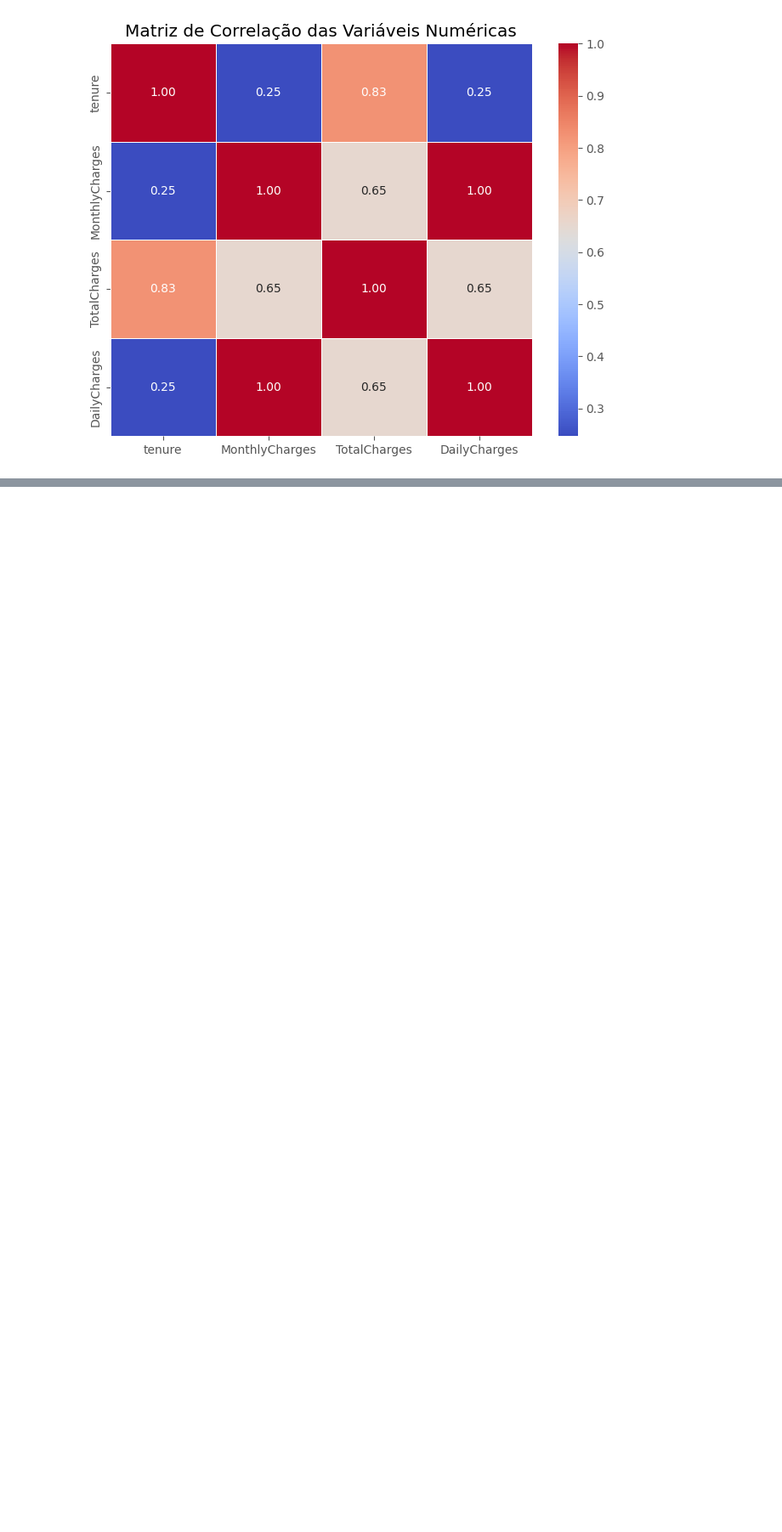
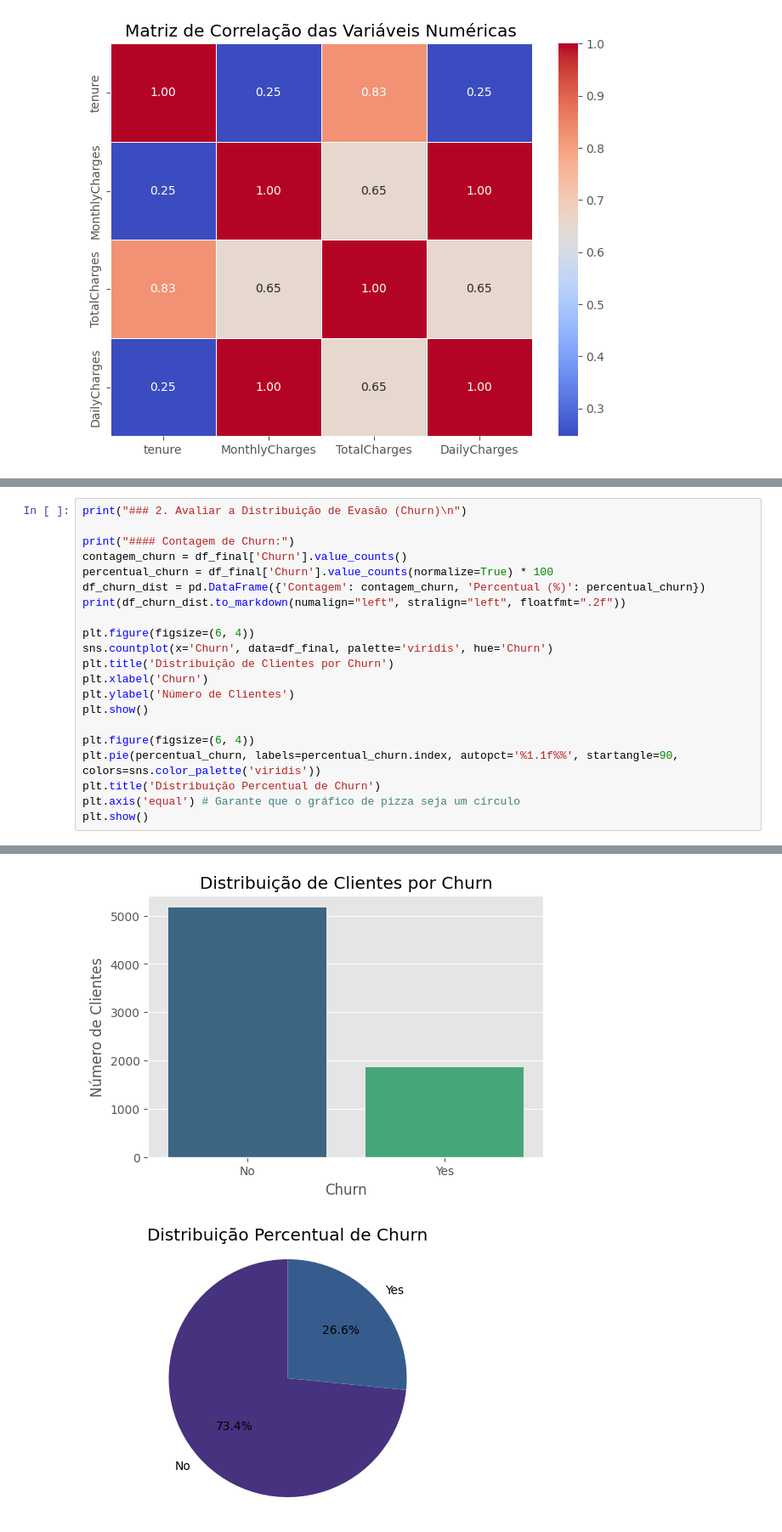
Before and after one commit to moises-rb/Analise_Dados, a Jupyter notebook: Telecom_X/challenge_telecomx.ipynb, the cells around one changed output, grey strips where cells are left out. Shown at 85% size. Drawn from its saved outputs; the diff is of its cells as text; blank space fills up the shorter version.

Commit message:
Finalizando etapa de analises e recomendação

```diff
--- a/Telecom_X/challenge_telecomx.ipynb
+++ b/Telecom_X/challenge_telecomx.ipynb
@@ -929,0 +999,22 @@ Matriz de Correlação:
+# %%
+print("### 2. Avaliar a Distribuição de Evasão (Churn)\n")
+
+print("#### Contagem de Churn:")
+contagem_churn = df_final['Churn'].value_counts()
+percentual_churn = df_final['Churn'].value_counts(normalize=True) * 100
+df_churn_dist = pd.DataFrame({'Contagem': contagem_churn, 'Percentual (%)': percentual_churn})
+print(df_churn_dist.to_markdown(numalign="left", stralign="left", floatfmt=".2f"))
+
+plt.figure(figsize=(6, 4))
+sns.countplot(x='Churn', data=df_final, palette='viridis', hue='Churn')
+plt.title('Distribuição de Clientes por Churn')
+plt.xlabel('Churn')
+plt.ylabel('Número de Clientes')
+plt.show()
+
+plt.figure(figsize=(6, 4))
+plt.pie(percentual_churn, labels=percentual_churn.index, autopct='%1.1f%%', startangle=90, colors=sns.color_palette('viridis'))
+plt.title('Distribuição Percentual de Churn')
+plt.axis('equal') # Garante que o gráfico de pizza seja um círculo
+plt.show()
+# %% [output]
@@ -929,0 +1028,2 @@ Matriz de Correlação:
+[figure, added]
+[figure, added]
```
Also changed, not shown: parts of 14 cells of this notebook, 3 other files.
